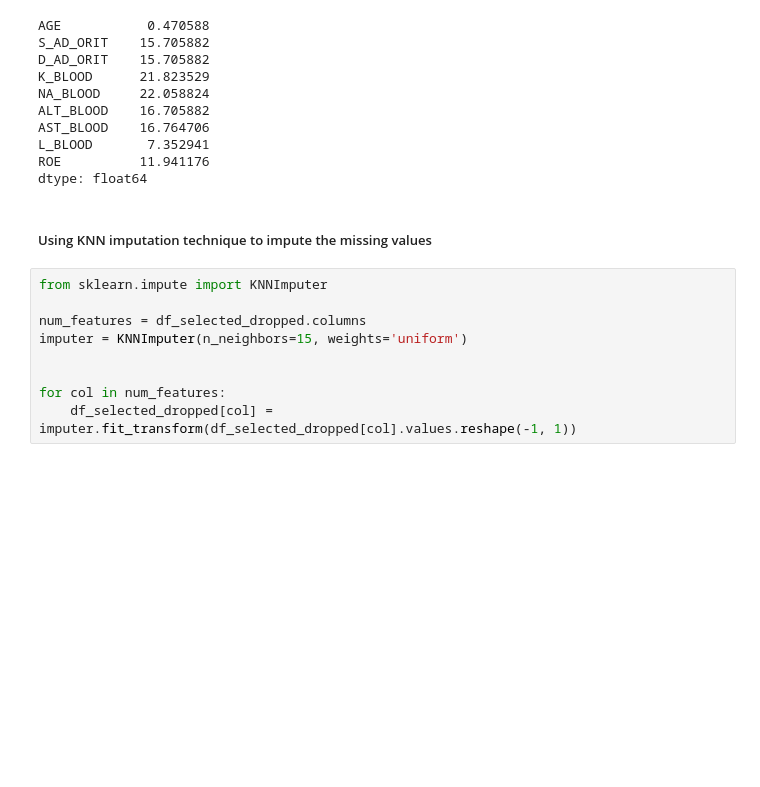
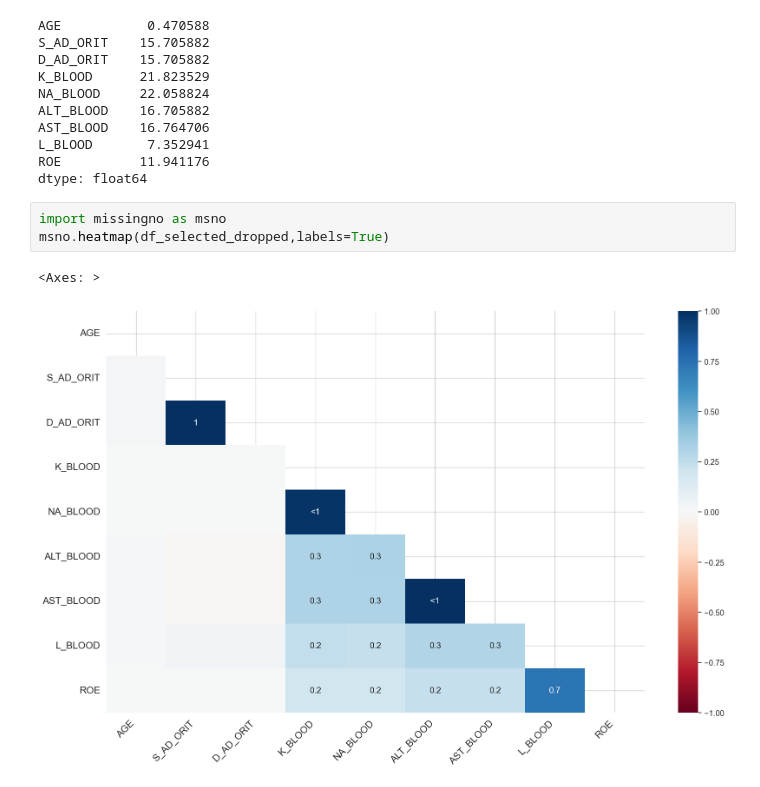
Before and after one commit to saurabh-112000/Myocardial-Infarction-Prediction, a Jupyter notebook: notebook/EDA.ipynb, the cells around one changed output. Cells and saved outputs as stored; diff of their text form; blank space fills up the shorter version.

```diff
--- a/notebook/EDA.ipynb
+++ b/notebook/EDA.ipynb
@@ -172,14 +161,9 @@ AST_BLOOD    16.764706
 L_BLOOD       7.352941
 ROE          11.941176
 dtype: float64
-# %% [markdown]
-##### Using KNN imputation technique to impute the missing values
-# %%
-from sklearn.impute import KNNImputer
-
-num_features = df_selected_dropped.columns
-imputer = KNNImputer(n_neighbors=15, weights='uniform')
-
-
-for col in num_features:
-    df_selected_dropped[col] = imputer.fit_transform(df_selected_dropped[col].values.reshape(-1, 1))
+# %%
+import missingno as msno
+msno.heatmap(df_selected_dropped,labels=True)
+# %% [output]
+<Axes: >
+[figure, added]
```
Also changed, not shown: parts of 52 cells of this notebook, 1 other file.
